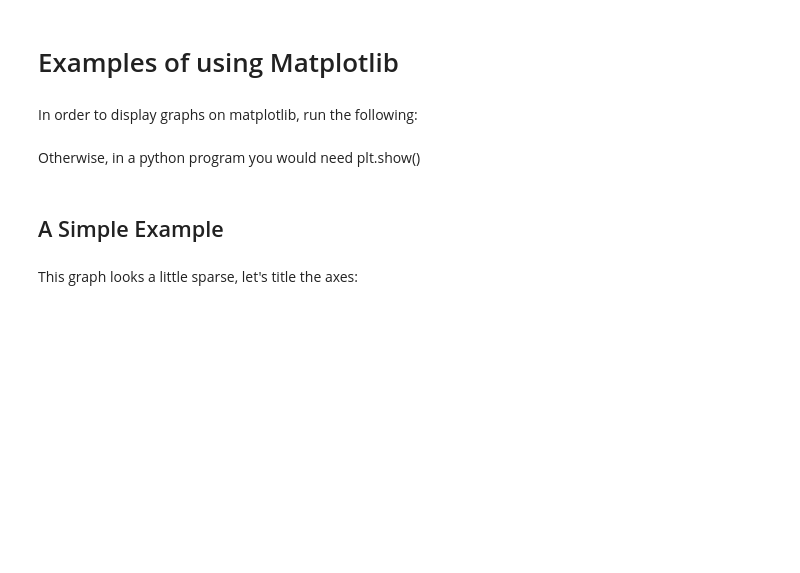
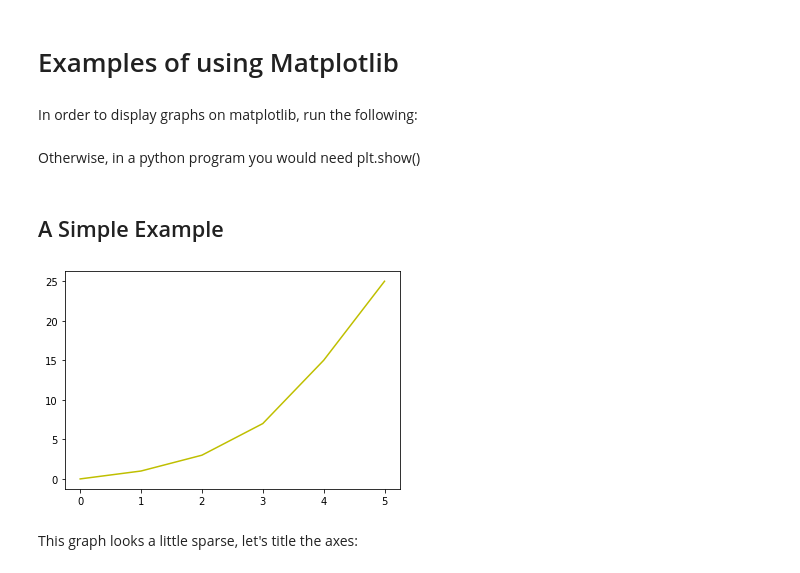
Before and after one commit to ZubairQazi/acm-ucr-Python-FocusGroup, a Jupyter notebook: JupyterNotebooks/Matplotlib/Matplotlib-Examples.ipynb, the cells around one changed output. Cells and saved outputs as stored; diff of their text form; code cells hidden in the pictures; blank space fills up the shorter version.

```diff
--- a/JupyterNotebooks/Matplotlib/Matplotlib-Examples.ipynb
+++ b/JupyterNotebooks/Matplotlib/Matplotlib-Examples.ipynb
@@ -14,8 +15,10 @@ Otherwise, in a python program you would need plt.show()
 x = [0, 1, 2, 3, 4, 5]
 y = [0, 1, 3, 7, 15, 25]
 # %%
-plt.plot(x, y, 'b')
+plt.plot(x, y, 'y')
 plt.show()
+# %% [output]
+[figure, added]
 # %% [markdown]
 This graph looks a little sparse, let's title the axes:
 # %%
```
Also changed, not shown: parts of 14 cells of this notebook, 1 other file.
